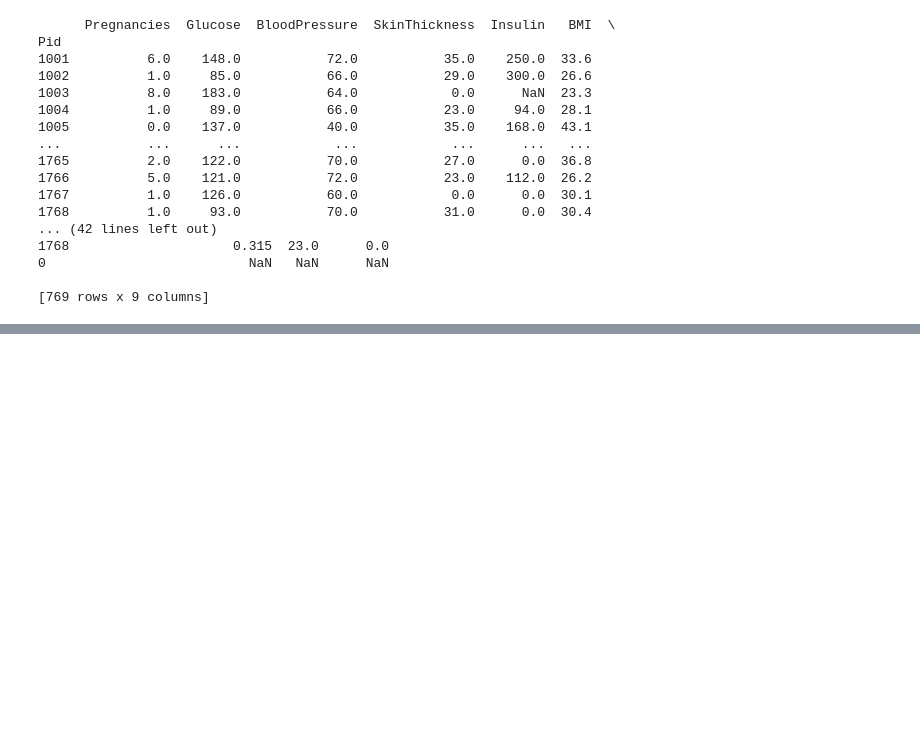
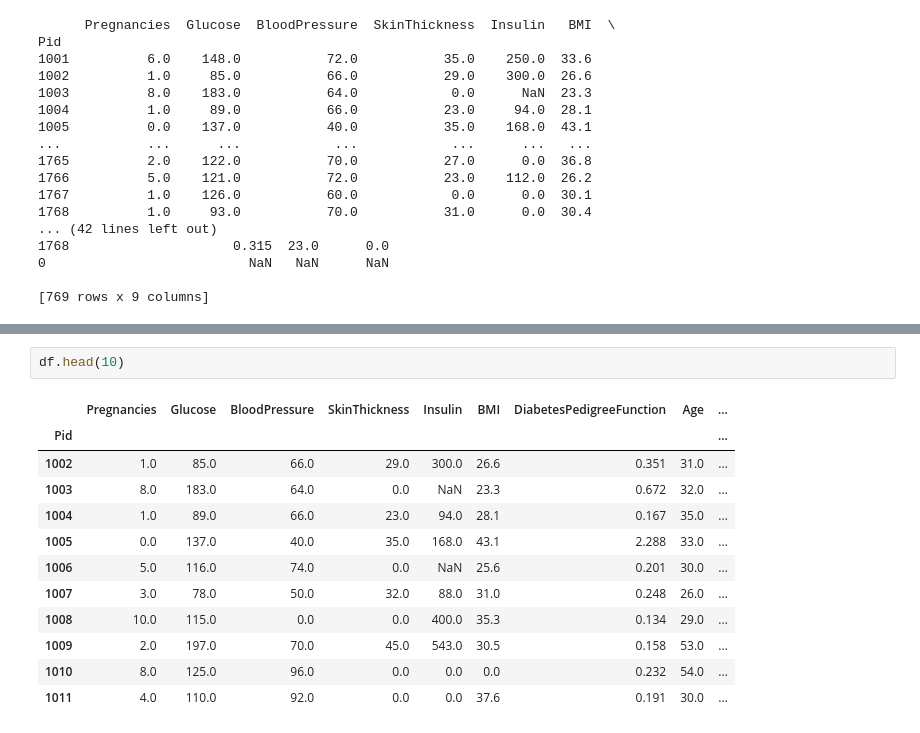
Before and after one commit to sanazjamloo/data-science-with-python, a Jupyter notebook: Pandas Part1.ipynb, the cells around one changed output, grey strips where cells are left out. Saved outputs shown, nothing was run; the diff lists cells and outputs as text; blank space fills up the shorter version.

```diff
--- a/Pandas Part1.ipynb
+++ b/Pandas Part1.ipynb
@@ -446,0 +504,15 @@ Pid
+# %%
+df.head(10)
+# %% [output]
+|  | Pregnancies | Glucose | BloodPressure | SkinThickness | Insulin | BMI | DiabetesPedigreeFunction | Age | ... |
+| Pid |  |  |  |  |  |  |  |  | ... |
+| 1002 | 1.0 | 85.0 | 66.0 | 29.0 | 300.0 | 26.6 | 0.351 | 31.0 | ... |
+| 1003 | 8.0 | 183.0 | 64.0 | 0.0 | NaN | 23.3 | 0.672 | 32.0 | ... |
+| 1004 | 1.0 | 89.0 | 66.0 | 23.0 | 94.0 | 28.1 | 0.167 | 35.0 | ... |
+| 1005 | 0.0 | 137.0 | 40.0 | 35.0 | 168.0 | 43.1 | 2.288 | 33.0 | ... |
+| 1006 | 5.0 | 116.0 | 74.0 | 0.0 | NaN | 25.6 | 0.201 | 30.0 | ... |
+| 1007 | 3.0 | 78.0 | 50.0 | 32.0 | 88.0 | 31.0 | 0.248 | 26.0 | ... |
+| 1008 | 10.0 | 115.0 | 0.0 | 0.0 | 400.0 | 35.3 | 0.134 | 29.0 | ... |
+| 1009 | 2.0 | 197.0 | 70.0 | 45.0 | 543.0 | 30.5 | 0.158 | 53.0 | ... |
+| 1010 | 8.0 | 125.0 | 96.0 | 0.0 | 0.0 | 0.0 | 0.232 | 54.0 | ... |
+| 1011 | 4.0 | 110.0 | 92.0 | 0.0 | 0.0 | 37.6 | 0.191 | 30.0 | ... |
```
Also changed, not shown: parts of 11 cells of this notebook.
